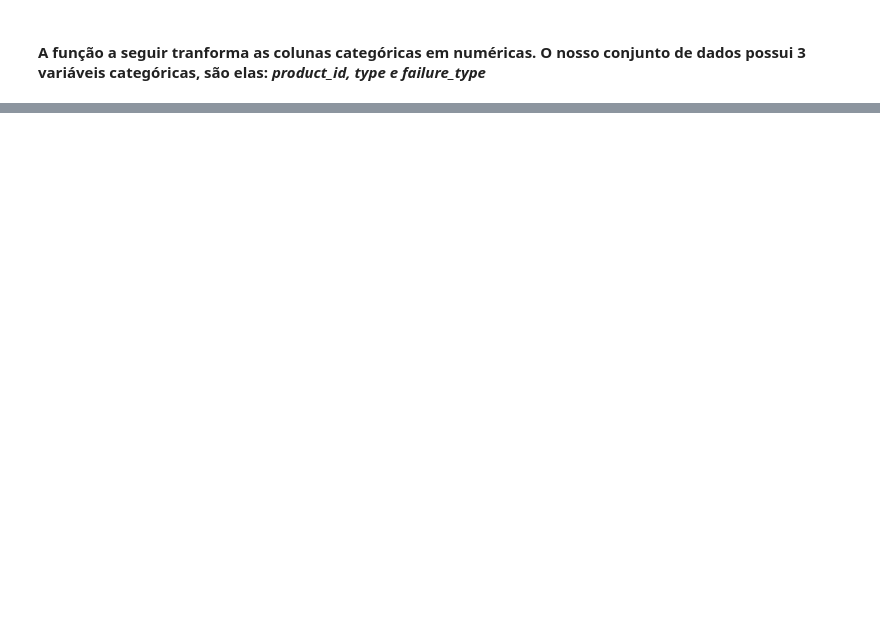
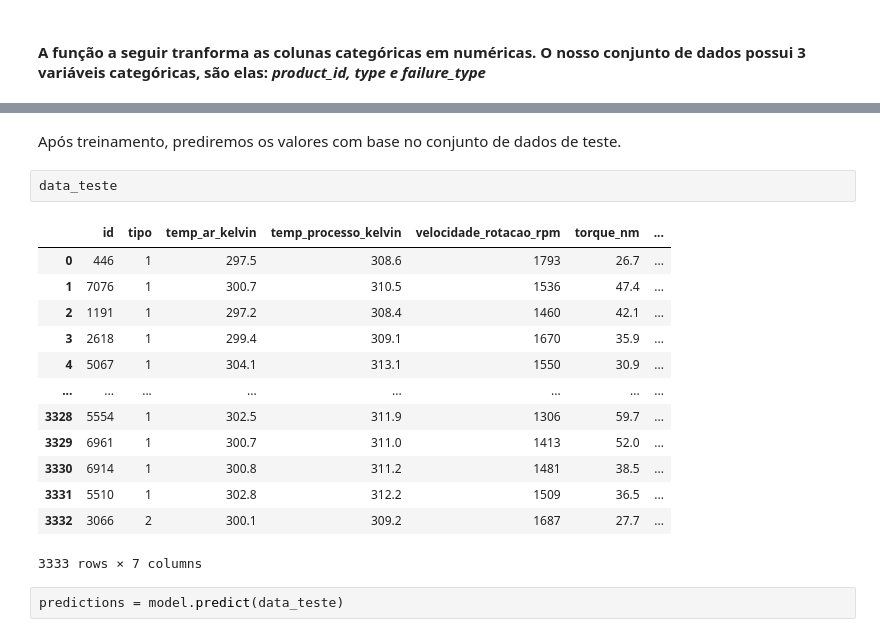
Before and after one commit to ana-rabelo/lighthouse_data_science, a Jupyter notebook: predict_failure.ipynb, the cells around one changed output, grey strips where cells are left out. Cells and saved outputs as stored; diff of their text form; blank space fills up the shorter version.

```diff
--- a/predict_failure.ipynb
+++ b/predict_failure.ipynb
@@ -68,0 +174,20 @@ plt.show()
+# %% [markdown]
+Após treinamento, prediremos os valores com base no conjunto de dados de teste.
+# %%
+data_teste
+# %% [output]
+|  | id | tipo | temp_ar_kelvin | temp_processo_kelvin | velocidade_rotacao_rpm | torque_nm | ... |
+| 0 | 446 | 1 | 297.5 | 308.6 | 1793 | 26.7 | ... |
+| 1 | 7076 | 1 | 300.7 | 310.5 | 1536 | 47.4 | ... |
+| 2 | 1191 | 1 | 297.2 | 308.4 | 1460 | 42.1 | ... |
+| 3 | 2618 | 1 | 299.4 | 309.1 | 1670 | 35.9 | ... |
+| 4 | 5067 | 1 | 304.1 | 313.1 | 1550 | 30.9 | ... |
+| ... | ... | ... | ... | ... | ... | ... | ... |
+| 3328 | 5554 | 1 | 302.5 | 311.9 | 1306 | 59.7 | ... |
+| 3329 | 6961 | 1 | 300.7 | 311.0 | 1413 | 52.0 | ... |
+| 3330 | 6914 | 1 | 300.8 | 311.2 | 1481 | 38.5 | ... |
+| 3331 | 5510 | 1 | 302.8 | 312.2 | 1509 | 36.5 | ... |
+| 3332 | 3066 | 2 | 300.1 | 309.2 | 1687 | 27.7 | ... |
+3333 rows × 7 columns
+# %%
+predictions = model.predict(data_teste)
```
Also changed, not shown: parts of 23 cells of this notebook, 3 other files.
